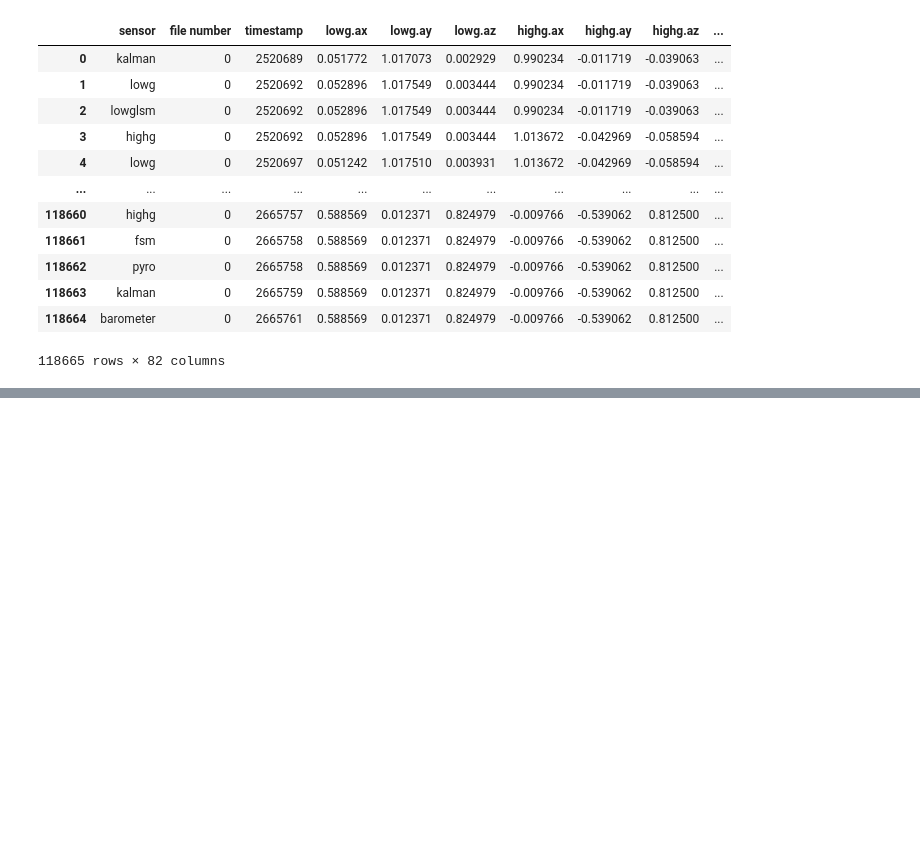
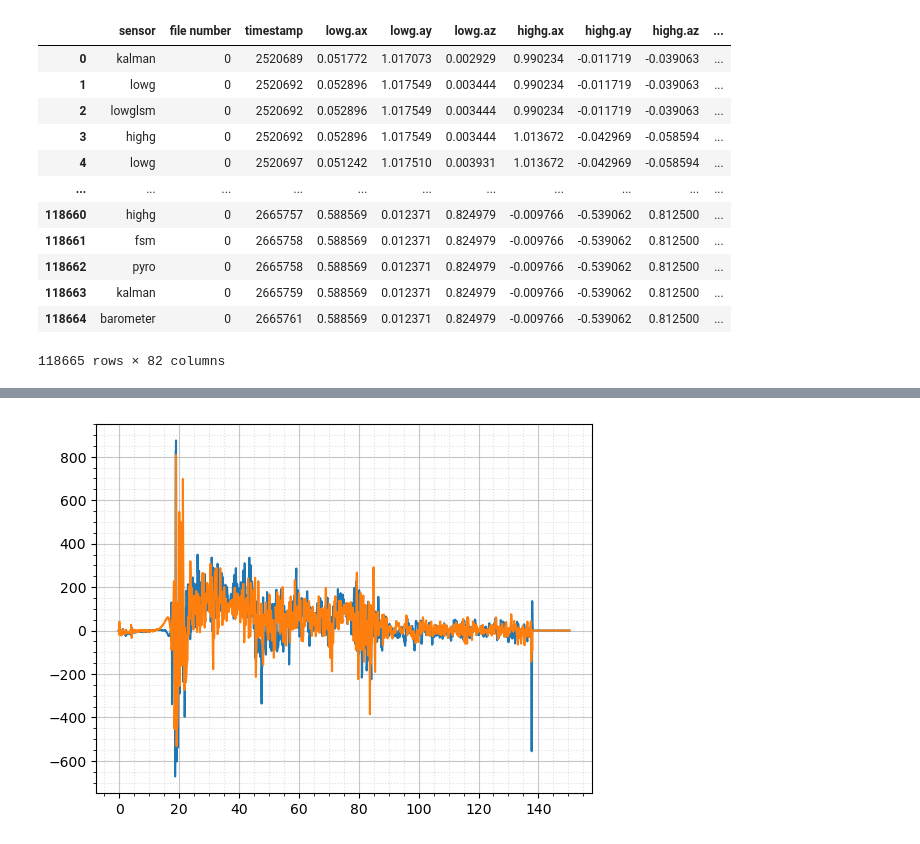
Before and after one commit to asrikanth777/Quaternion-ISSControls, a Jupyter notebook: test.ipynb, the cells around one changed output, grey strips where cells are left out. Drawn from its saved outputs; the diff is of its cells as text; code cells hidden in the pictures; blank space fills up the shorter version.

Commit message:
Plot telemega gyro data

```diff
--- a/test.ipynb
+++ b/test.ipynb
@@ -20,0 +26,4 @@ flightdata
+# %%
+telemegadata = pd.read_csv("TeleMega (AL3, EEPROM).csv")
+print(telemegadata.columns.tolist())
+telemegadata
@@ -20,0 +45,11 @@ flightdata
+# %%
+plt.plot(telemegadata['time'], telemegadata['gyro_roll'],label='Tmega Roll')
+plt.plot(telemegadata['time'], telemegadata['gyro_yaw'],label='Tmega Yaw')
+plt.plot(telemegadata['time'], telemegadata['gyro_pitch'],label='Tmega Pitch')
+plt.grid(True,which='major',linestyle='-',alpha=0.7)
+plt.minorticks_on()
+plt.grid(True,which='minor',linestyle=':',alpha=0.4)
+plt.xlabel('Time (s)')
+# plt.ylabel('Angular Rotation (deg/s^2)')
+# %% [output]
+[figure, added]
```
Also changed, not shown: parts of 3 cells of this notebook, 1 other file.
